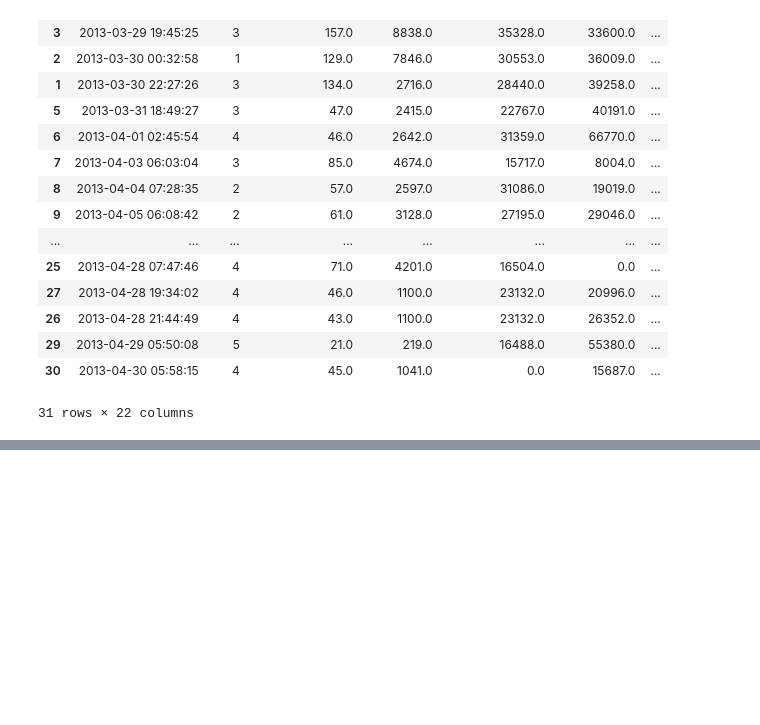
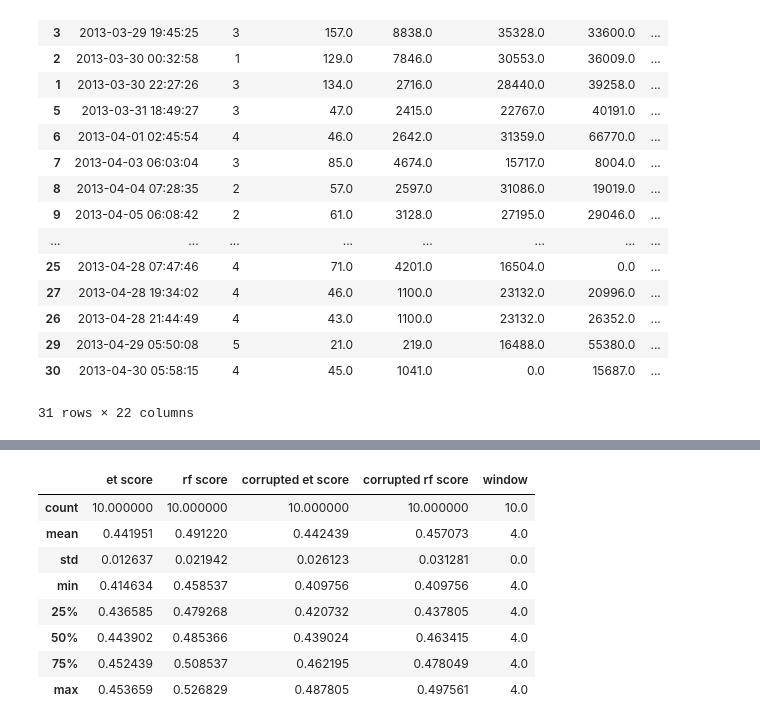
Before and after one commit to oghenand/EMA-Model, a Jupyter notebook: Flexible EMAS.ipynb, the cells around one changed output, grey strips where cells are left out. Saved outputs shown, nothing was run; the diff lists cells and outputs as text; code cells hidden in the pictures; blank space fills up the shorter version.

```diff
--- a/Flexible EMAS.ipynb
+++ b/Flexible EMAS.ipynb
@@ -941,0 +1026,12 @@ Fitting 3 folds for each of 100 candidates, totalling 300 fits
+# %%
+u.describe()
+# %% [output]
+|  | et score | rf score | corrupted et score | corrupted rf score | window |
+| count | 10.000000 | 10.000000 | 10.000000 | 10.000000 | 10.0 |
+| mean | 0.441951 | 0.491220 | 0.442439 | 0.457073 | 4.0 |
+| std | 0.012637 | 0.021942 | 0.026123 | 0.031281 | 0.0 |
+| min | 0.414634 | 0.458537 | 0.409756 | 0.409756 | 4.0 |
+| 25% | 0.436585 | 0.479268 | 0.420732 | 0.437805 | 4.0 |
+| 50% | 0.443902 | 0.485366 | 0.439024 | 0.463415 | 4.0 |
+| 75% | 0.452439 | 0.508537 | 0.462195 | 0.478049 | 4.0 |
+| max | 0.453659 | 0.526829 | 0.487805 | 0.497561 | 4.0 |
```
Also changed, not shown: parts of 25 cells of this notebook.
